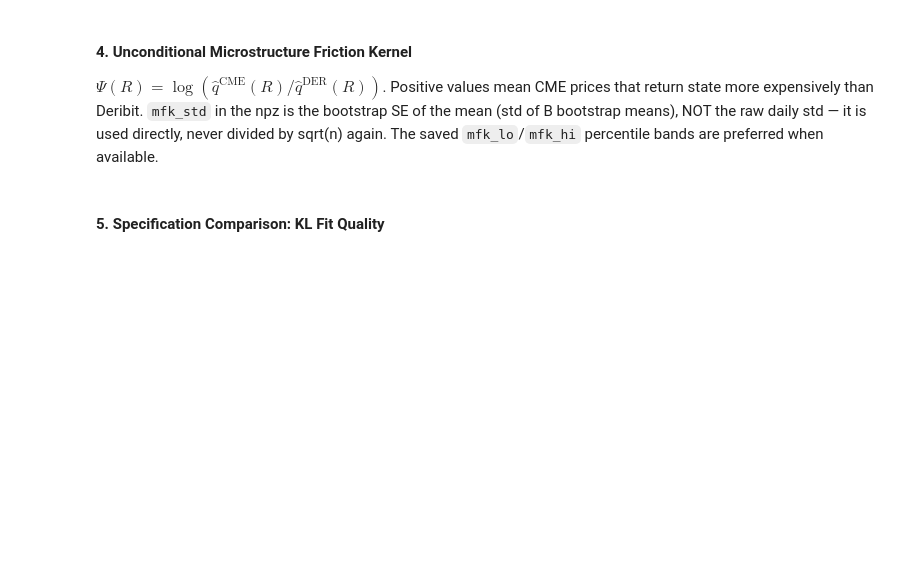
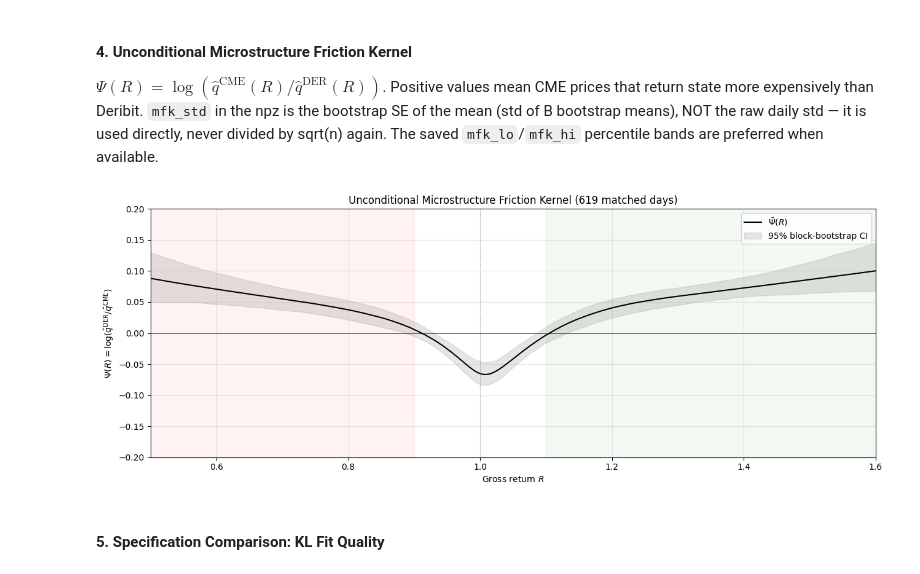
Before and after one commit to Lldelduca/bitcoin-risk-premia, a Jupyter notebook: notebooks/03_conditional_kernel.ipynb, the cells around one changed output. Drawn from its saved outputs; the diff is of its cells as text; code cells hidden in the pictures; blank space fills up the shorter version.

```diff
--- a/notebooks/03_conditional_kernel.ipynb
+++ b/notebooks/03_conditional_kernel.ipynb
@@ -225,31 +283,33 @@ are preferred when available.
 # %%
 mfk = np.load(DATA_P3 / 'mfk_unconditional.npz')
 R_mfk = mfk['R_grid']
 psi = mfk['mfk_mean']
 
 if 'mfk_lo' in mfk and 'mfk_hi' in mfk:
     ci_lo, ci_hi = mfk['mfk_lo'], mfk['mfk_hi']
     ci_label = '95% block-bootstrap CI'
 else:
     psi_se = mfk['mfk_std']   # already SE of the mean
     ci_lo, ci_hi = psi - 1.96 * psi_se, psi + 1.96 * psi_se
     ci_label = '95% CI (normal approx)'
 
 fig, ax = plt.subplots(figsize=(13, 5))
 ax.plot(R_mfk, psi, 'k-', lw=1.5, label=r'$\bar{\Psi}(R)$')
 ax.fill_between(R_mfk, ci_lo, ci_hi, alpha=0.2, color='gray', label=ci_label)
 ax.axhline(0, color='black', lw=0.5)
 ax.axvline(1.0, color='gray', lw=0.5, ls=':')
 ax.axvspan(R_mfk[0], 0.90, alpha=0.05, color='red')
 ax.axvspan(1.10, R_mfk[-1], alpha=0.05, color='green')
 ax.set_xlabel('Gross return $R$')
-ax.set_ylabel(r'$\Psi(R)$')
+ax.set_ylabel(r'$\Psi(R)=\log(\hat{q}^{\mathrm{DER}}/\hat{q}^{\mathrm{CME}})$')
 ax.set_xlim(0.5, 1.6)
 ax.set_ylim(-0.2, 0.2)
 ax.set_title(f'Unconditional Microstructure Friction Kernel ({int(mfk["n_days"])} matched days)')
 ax.legend()
 plt.tight_layout()
 plt.show()
+# %% [output]
+[figure, added]
 # %% [markdown]
 #### 5. Specification Comparison: KL Fit Quality
 # %%
```
Also changed, not shown: parts of 11 cells of this notebook, 40 other files.
